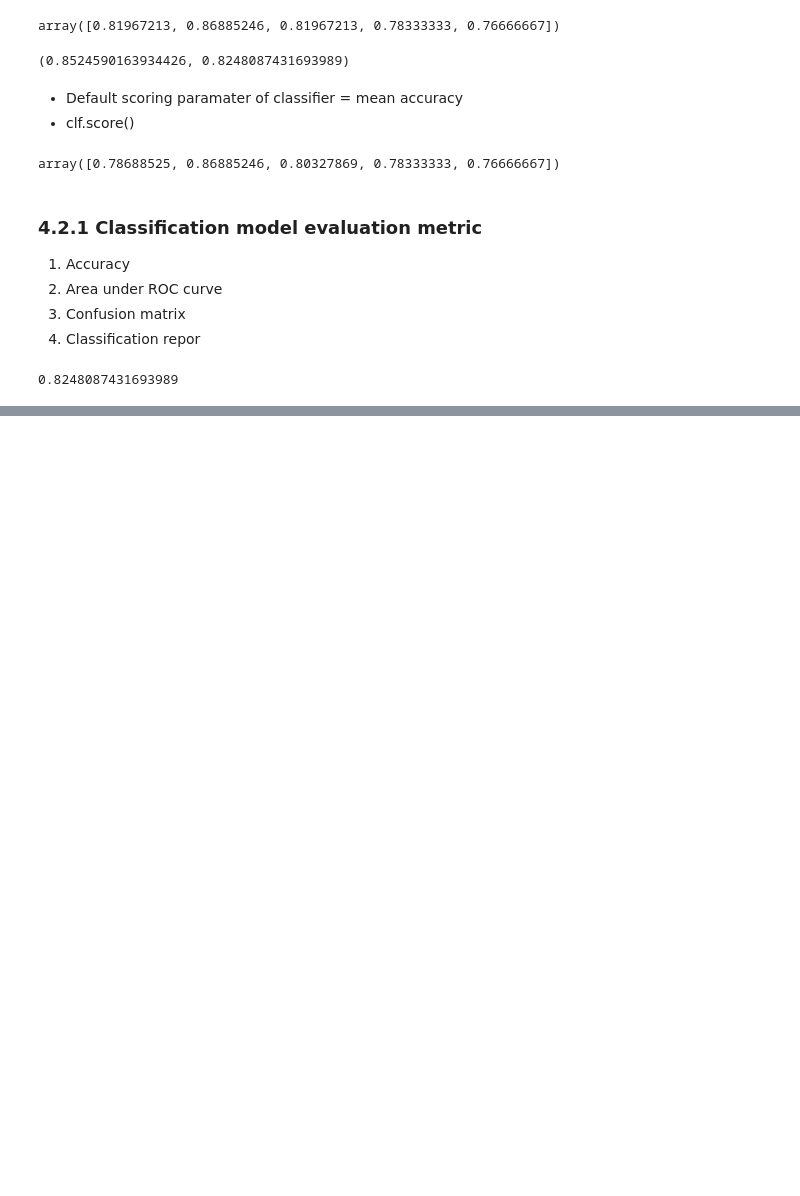
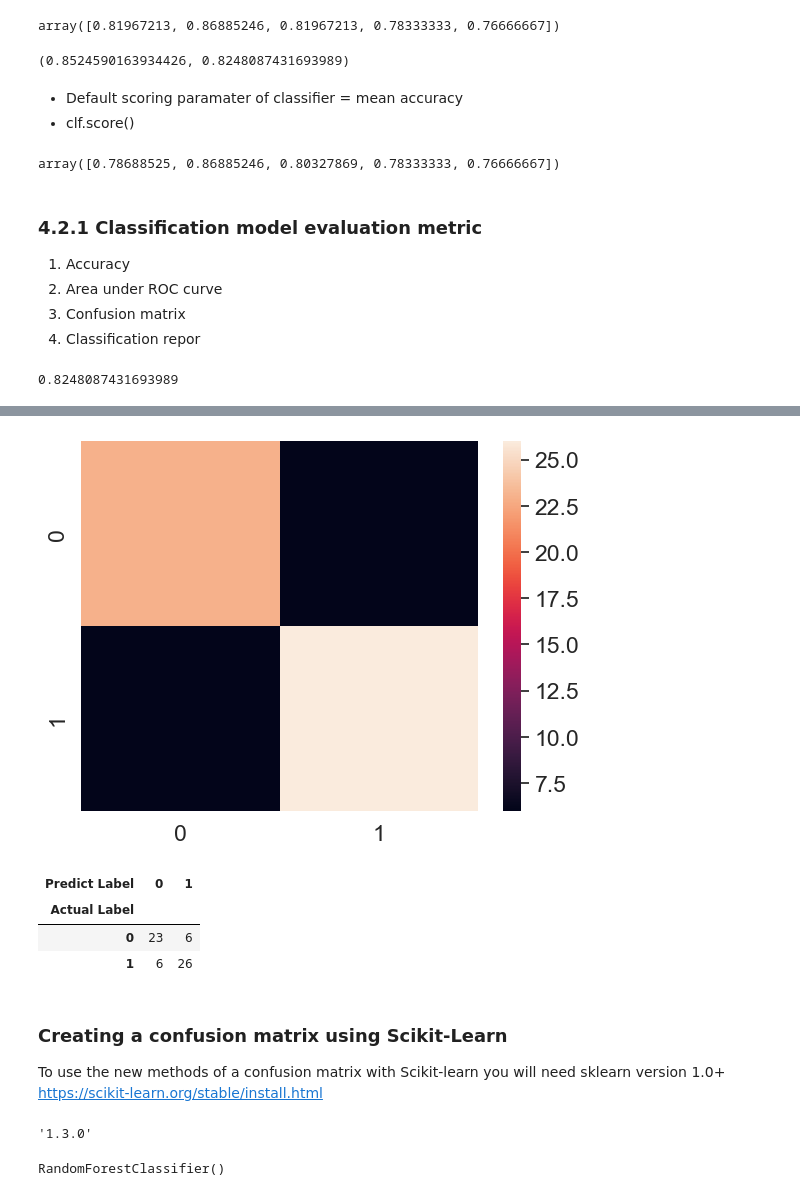
Before and after one commit to brunyan2/Intro-to-AI-and-Machine-Learning-Notes-, a Jupyter notebook: introduction-to-scikit-learn.ipynb, the cells around one changed output, grey strips where cells are left out. Cells and saved outputs as stored; diff of their text form; code cells hidden in the pictures; blank space fills up the shorter version.

```diff
--- a/introduction-to-scikit-learn.ipynb
+++ b/introduction-to-scikit-learn.ipynb
@@ -1140,0 +1131,13 @@ heart Disease Classifier Accuracy: 82.48%
+# %%
+# Create X_test... etc
+X_train, X_test, y_train, y_test = train_test_split(X, y, test_size=0.2)
+# %%
+from sklearn.metrics import roc_curve
+
+# Fit the classifier
+clf.fit(X_train, y_train)
+
+# Make predicitions with probabilites
+y_probs = clf.predict_proba(X_test)
+
+y_probs[:10], len(y_probs)
@@ -1140,0 +1233,6 @@ heart Disease Classifier Accuracy: 82.48%
+# %%
+from sklearn.metrics import confusion_matrix
+
+y_preds = clf.predict(X_test)
+
+confusion_matrix(y_test, y_preds)
@@ -1140,0 +1282,37 @@ heart Disease Classifier Accuracy: 82.48%
+# %%
+# Make our confusion matrix more visual with Seaborn's Heatmap
+import seaborn as sns
+
+# Set the font scale
+sns.set(font_scale=1.5)
+
+# Create a confusion matrix
+conf_mat = confusion_matrix(y_test, y_preds)
+
+# Plot it using Seaborn
+sns.heatmap(conf_mat);
+# %% [output]
+[figure, added]
+# %%
+pd.crosstab(y_test, y_preds,
+            rownames=["Actual Label"],
+            colnames=["Predict Label"])
+# %% [output]
+| Predict Label | 0 | 1 |
+| Actual Label |  |  |
+| 0 | 23 | 6 |
+| 1 | 6 | 26 |
+# %% [markdown]
+### Creating a confusion matrix using Scikit-Learn
+
+To use the new methods of a confusion matrix with Scikit-learn you will need sklearn version 1.0+
+https://scikit-learn.org/stable/install.html
+# %%
+import sklearn
+sklearn.__version__
+# %% [output]
+'1.3.0'
+# %%
+clf
+# %% [output]
+RandomForestClassifier()
```
Also changed, not shown: parts of 36 cells of this notebook.
